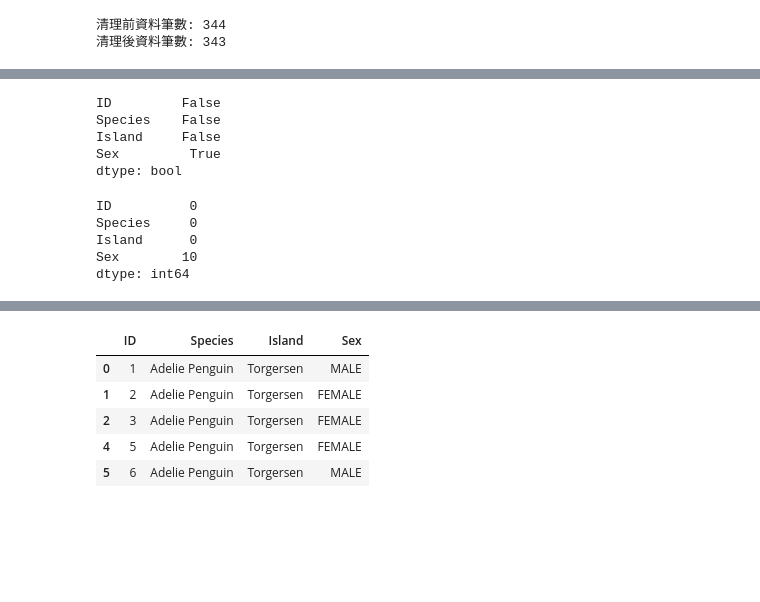
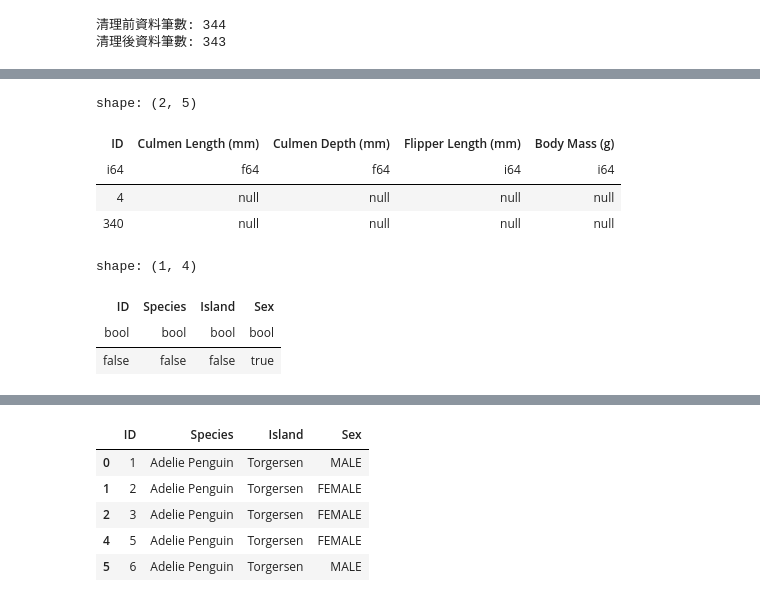
Before and after one commit to Alexchen666/Data-Analysis-101, a Jupyter notebook: polars.ipynb, the cells around one changed output, grey strips where cells are left out. Drawn from its saved outputs; the diff is of its cells as text; code cells hidden in the pictures; blank space fills up the shorter version.

```diff
--- a/polars.ipynb
+++ b/polars.ipynb
@@ -340 +327,9 @@ df2.loc[df2.isna().any(axis=1), :] # 取得有遺失值的列
+# %%
+df2.filter(pl.any_horizontal(pl.all().is_null())) # 取得有遺失值的列
+# %% [output]
+shape: (2, 5)
+| ID | Culmen Length (mm) | Culmen Depth (mm) | Flipper Length (mm) | Body Mass (g) |
+| i64 | f64 | f64 | i64 | i64 |
+| 4 | null | null | null | null |
+| 340 | null | null | null | null |
 # %%
@@ -342,16 +337,7 @@ df2 = df2.dropna() # 刪除遺失值
-# %%
-df1.isna().any(axis=0)
-# %% [output]
-ID         False
-Species    False
-Island     False
-Sex         True
-dtype: bool
-# %%
-df1.isna().sum(axis=0)
-# %% [output]
-ID          0
-Species     0
-Island      0
-Sex        10
-dtype: int64
+# %%
+df1.select(pl.all().is_null().any())
+# %% [output]
+shape: (1, 4)
+| ID | Species | Island | Sex |
+| bool | bool | bool | bool |
+| false | false | false | true |
```
Also changed, not shown: parts of 28 cells of this notebook.
